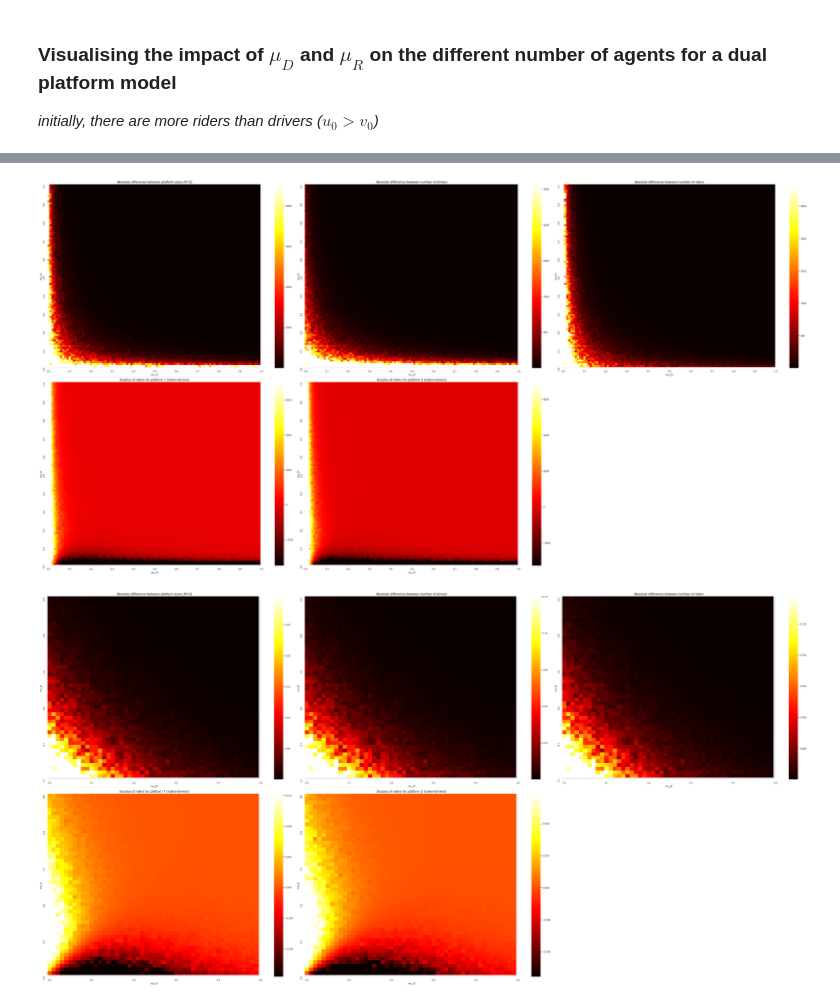
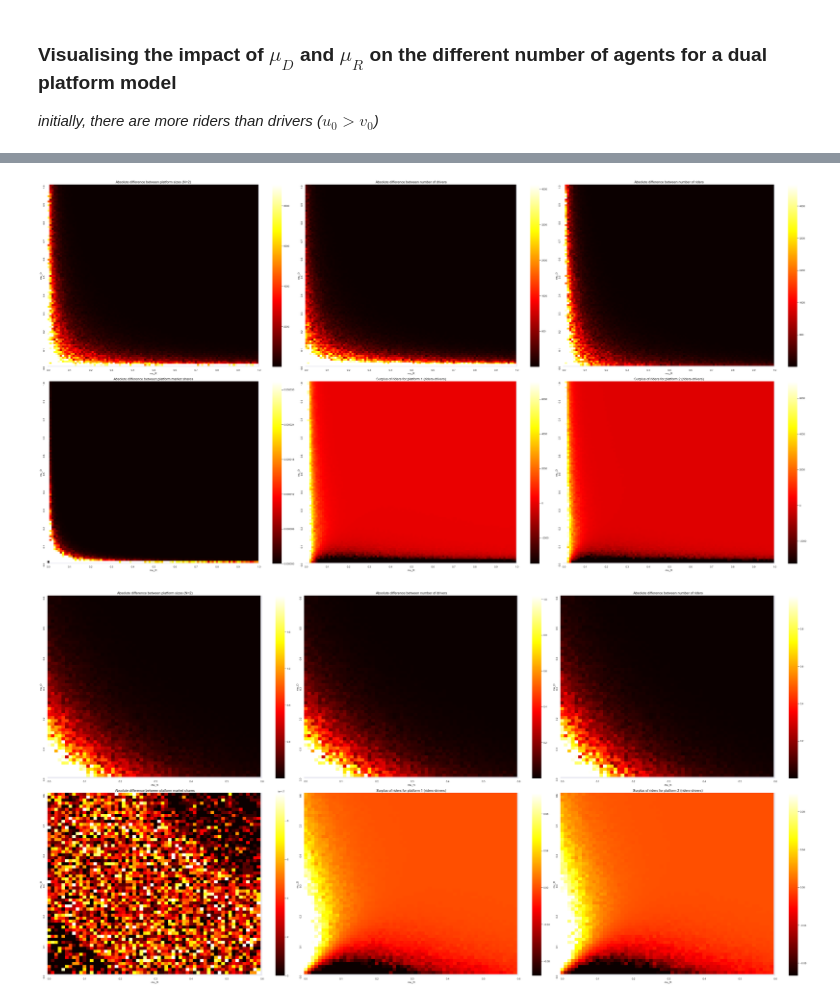
Before and after one commit to remuzel/Waiting-Time-Network-Effects, a Jupyter notebook: notebooks/Population Model of RHP Competition.ipynb, the cells around one changed output, grey strips where cells are left out. Cells and saved outputs as stored; diff of their text form; code cells hidden in the pictures.

Commit message:
Adding heatmap for delta market share

```diff
--- a/notebooks/Population Model of RHP Competition.ipynb
+++ b/notebooks/Population Model of RHP Competition.ipynb
@@ -85,7 +85,7 @@ class StockMarket():
             # Get the hubs' platform
             self.platforms[platform][category].append(growth)
 
-    def request_market_share(self, request):
+    def request_market_share(self, request, total=False):
         """ Returns a barabasi like market share of most recent growth """
         total_r_growths = 0
         total_d_growths = 0
@@ -100,7 +100,10 @@ class StockMarket():
         # Return the ratios
         rider_ms = r_growth/total_r_growths if total_r_growths else 0
         driver_ms = d_growth/total_d_growths if total_d_growths else 0
-        return rider_ms, driver_ms
+        if not total:
+            return rider_ms, driver_ms
+        else:
+            return (r_growth+d_growth)/(total_r_growths+total_d_growths) if total_r_growths+total_d_growths else 0
 
 
 class PlatformSimulator():
@@ -557,6 +560,7 @@ _initially, there are more riders than drivers ($u_{0} > v_{0}$)_
 n = 100
 mu = np.linspace(0, 1, num=n)
 # Setting up the values
+delta_market_share = np.zeros((n, n))
 delta_total = np.zeros((n, n))
 delta_drivers = np.zeros((n, n))
 delta_riders = np.zeros((n, n))
@@ -566,6 +570,7 @@ for d, mu_D_i in tqdm(enumerate(mu), total=n):
     for r, mu_R_i in enumerate(mu):
 
         # Run a simulation with each possible pair of mu_D & mu_R
+        avg_d_ms = []
         avg_d_total = []
         avg_d_drivers = []
         avg_d_riders = []
@@ -578,12 +583,16 @@ for d, mu_D_i in tqdm(enumerate(mu), total=n):
                                     f_R=lambda u: 1+np.random.uniform(),
                                     f_D=lambda v: np.random.uniform())
             sim.simulate_growth(pbar=False)
+            # Get the different market shares
+            ms_1 = stock_market.request_market_share(0, total=True)
+            ms_2 = stock_market.request_market_share(1, total=True)
             # Get the total number of riders and drivers
             drivers_1 = sim.drivers[-1,0]
             drivers_2 = sim.drivers[-1,1]
             riders_1 = sim.riders[-1,0]
             riders_2 = sim.riders[-1,1]
             # Compute the total differences
+            avg_d_ms.append(np.abs(ms_1 - ms_2))
             avg_d_total.append(np.abs((drivers_1+riders_1) - (drivers_2+riders_2)))
             avg_d_drivers.append(np.abs(drivers_1 - drivers_2))
             avg_d_riders.append(np.abs(riders_1 - riders_2))
@@ -591,6 +600,7 @@ for d, mu_D_i in tqdm(enumerate(mu), total=n):
             avg_d_inner_2.append(riders_2 - drivers_2)
 
         # Get the mean values and store
+        delta_market_share[d, r] = np.mean(avg_d_ms)
         delta_total[d, r] = np.mean(avg_d_total)
         delta_drivers[d, r] = np.mean(avg_d_drivers)
         delta_riders[d, r] = np.mean(avg_d_riders)
@@ -624,37 +634,46 @@ plt.title('Absolute difference between number of drivers', size=15)
 
 ax = fig.add_subplot(2, 3, 3)
 # Plot the delta riders
 ax = sb.heatmap(delta_riders[::-1], robust=True, cmap='hot', xticklabels=ticks, yticklabels=ticks[::-1])
 # Set labels and title
 ax.set_xlabel('mu_R', size=12)
 ax.set_ylabel('mu_D', size=12)
 plt.tight_layout()
 plt.title('Absolute difference between number of riders', size=15)
 
 ax = fig.add_subplot(2, 3, 4)
 # Plot the difference in agents for platform 1
+ax = sb.heatmap(delta_market_share[::-1], robust=True, cmap='hot', xticklabels=ticks, yticklabels=ticks[::-1])
+# Set labels and title
+ax.set_xlabel('mu_R', size=12)
+ax.set_ylabel('mu_D', size=12)
+plt.tight_layout()
+plt.title('Absolute difference between platform market shares', size=15)
+
+ax = fig.add_subplot(2, 3, 5)
+# Plot the difference in agents for platform 1
 ax = sb.heatmap(delta_inner_1[::-1], robust=True, cmap='hot', xticklabels=ticks, yticklabels=ticks[::-1])
 # Set labels and title
 ax.set_xlabel('mu_R', size=12)
 ax.set_ylabel('mu_D', size=12)
 plt.tight_layout()
 plt.title('Surplus of riders for platform 1 (riders-drivers)', size=15)
 
-ax = fig.add_subplot(2, 3, 5)
+ax = fig.add_subplot(2, 3, 6)
 # Plot the difference in agents for platform 2
 ax = sb.heatmap(delta_inner_2[::-1], robust=True, cmap='hot', xticklabels=ticks, yticklabels=ticks[::-1])
 # Set labels and title
 ax.set_xlabel('mu_R', size=12)
 ax.set_ylabel('mu_D', size=12)
 plt.tight_layout()
 plt.title('Surplus of riders for platform 2 (riders-drivers)', size=15)
 
 # Show entire figure
 plt.show()
 # %% [output]
-[figure, old version]
+[figure, new version]
 # %%
-n = 50
+n = 60
 # Setting up the figure size
 fig = plt.figure(figsize=(48, 24))
 # Writing the ticks for the mu's
@@ -662,7 +681,7 @@ ticks = [str(i/100) if i%10==0 else '' for i in range(0, n+1)]
 
 ax = fig.add_subplot(2, 3, 1)
 # Plot the delta totals
-ax = sb.heatmap(delta_total[::-1][:50,50:], robust=True, cmap='hot', xticklabels=ticks, yticklabels=ticks[::-1])
+ax = sb.heatmap(delta_total[::-1][:n,-n:], robust=True, cmap='hot', xticklabels=ticks, yticklabels=ticks[::-1])
 # Set labels and title
 ax.set_xlabel('mu_R', size=12)
 ax.set_ylabel('mu_D', size=12)
@@ -671,7 +690,7 @@ plt.title('Absolute difference between platform sizes (N=2)', size=15)
 
 ax = fig.add_subplot(2, 3, 2)
 # Plot the delta drivers
-ax = sb.heatmap(delta_drivers[::-1][:50,50:], robust=True, cmap='hot', xticklabels=ticks, yticklabels=ticks[::-1])
+ax = sb.heatmap(delta_drivers[::-1][:n,-n:], robust=True, cmap='hot', xticklabels=ticks, yticklabels=ticks[::-1])
 # Set labels and title
 ax.set_xlabel('mu_R', size=12)
 ax.set_ylabel('mu_D', size=12)
@@ -680,7 +699,7 @@ plt.title('Absolute difference between number of drivers', size=15)
 
 ax = fig.add_subplot(2, 3, 3)
 # Plot the delta riders
-ax = sb.heatmap(delta_riders[::-1][:50,50:], robust=True, cmap='hot', xticklabels=ticks, yticklabels=ticks[::-1])
+ax = sb.heatmap(delta_riders[::-1][:n,-n:], robust=True, cmap='hot', xticklabels=ticks, yticklabels=ticks[::-1])
 # Set labels and title
 ax.set_xlabel('mu_R', size=12)
 ax.set_ylabel('mu_D', size=12)
@@ -689,16 +708,25 @@ plt.title('Absolute difference between number of riders', size=15)
 
 ax = fig.add_subplot(2, 3, 4)
 # Plot the difference in agents for platform 1
-ax = sb.heatmap(delta_inner_1[::-1][:50,50:], robust=True, cmap='hot', xticklabels=ticks, yticklabels=ticks[::-1])
+ax = sb.heatmap(delta_market_share[::-1][:n,-n:], robust=True, cmap='hot', xticklabels=ticks, yticklabels=ticks[::-1])
+# Set labels and title
+ax.set_xlabel('mu_R', size=12)
+ax.set_ylabel('mu_D', size=12)
+plt.tight_layout()
+plt.title('Absolute difference between platform market shares', size=15)
+
+ax = fig.add_subplot(2, 3, 5)
+# Plot the difference in agents for platform 1
+ax = sb.heatmap(delta_inner_1[::-1][:n,-n:], robust=True, cmap='hot', xticklabels=ticks, yticklabels=ticks[::-1])
 # Set labels and title
 ax.set_xlabel('mu_R', size=12)
 ax.set_ylabel('mu_D', size=12)
 plt.tight_layout()
 plt.title('Surplus of riders for platform 1 (riders-drivers)', size=15)
 
-ax = fig.add_subplot(2, 3, 5)
+ax = fig.add_subplot(2, 3, 6)
 # Plot the difference in agents for platform 2
-ax = sb.heatmap(delta_inner_2[::-1][:50,50:], robust=True, cmap='hot', xticklabels=ticks, yticklabels=ticks[::-1])
+ax = sb.heatmap(delta_inner_2[::-1][:n,-n:], robust=True, cmap='hot', xticklabels=ticks, yticklabels=ticks[::-1])
 # Set labels and title
 ax.set_xlabel('mu_R', size=12)
 ax.set_ylabel('mu_D', size=12)
@@ -708,4 +736,4 @@ plt.title('Surplus of riders for platform 2 (riders-drivers)', size=15)
 # Show entire figure
 plt.show()
 # %% [output]
-[figure, old version]
+[figure, new version]
```
Also changed, not shown: parts of 1 cell of this notebook.
